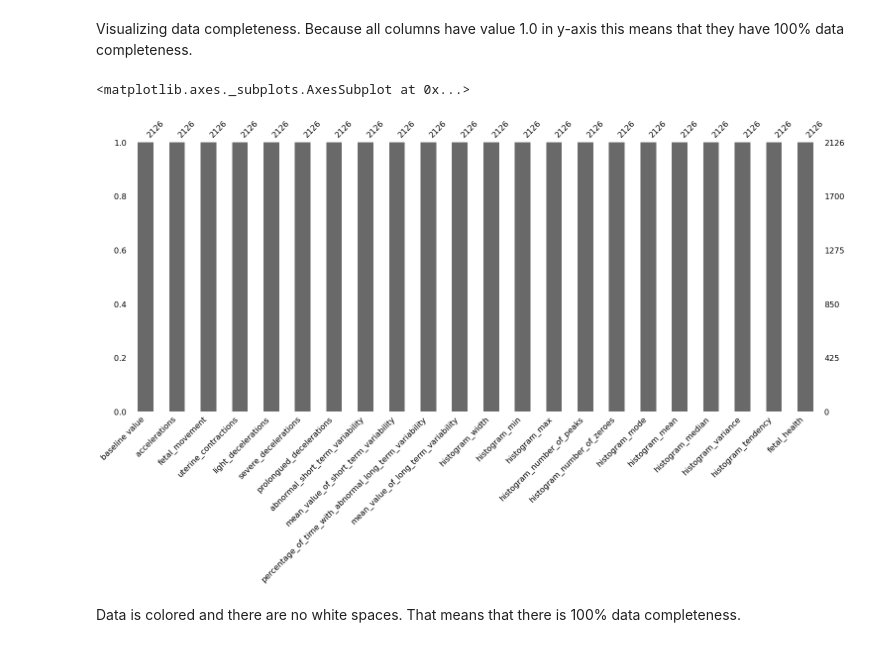
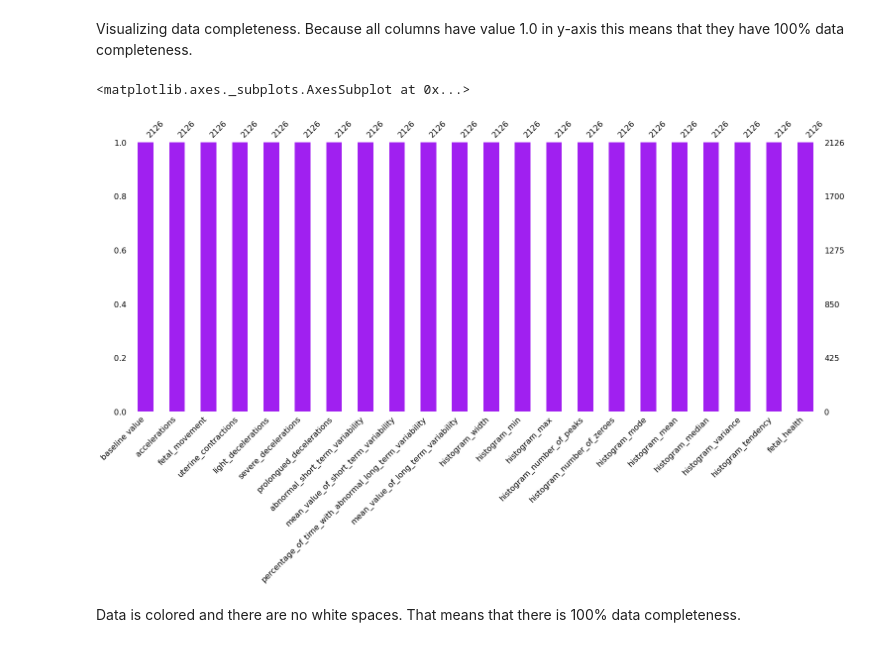
Before and after one commit to Niroth36/fetal_health_Classification, a Jupyter notebook: it21395first.ipynb, the cells around one changed output. Saved outputs shown, nothing was run; the diff lists cells and outputs as text; code cells hidden in the pictures.

```diff
--- a/it21395first.ipynb
+++ b/it21395first.ipynb
@@ -175,10 +173,10 @@ dtype: int64
 Visualizing data completeness. Because all columns have value 1.0 in y-axis this means that they have 100% data completeness.
 # %%
 import missingno as msno
-msno.bar(dataset)
+msno.bar(dataset,color = "#A020F0")
 # %% [output]
 <matplotlib.axes._subplots.AxesSubplot at 0x...>
-[figure, old version]
+[figure, new version]
 # %% [markdown]
 Data is colored and there are no white spaces. That means that there is 100% data completeness.
 # %%
```
Also changed, not shown: parts of 10 cells of this notebook.
